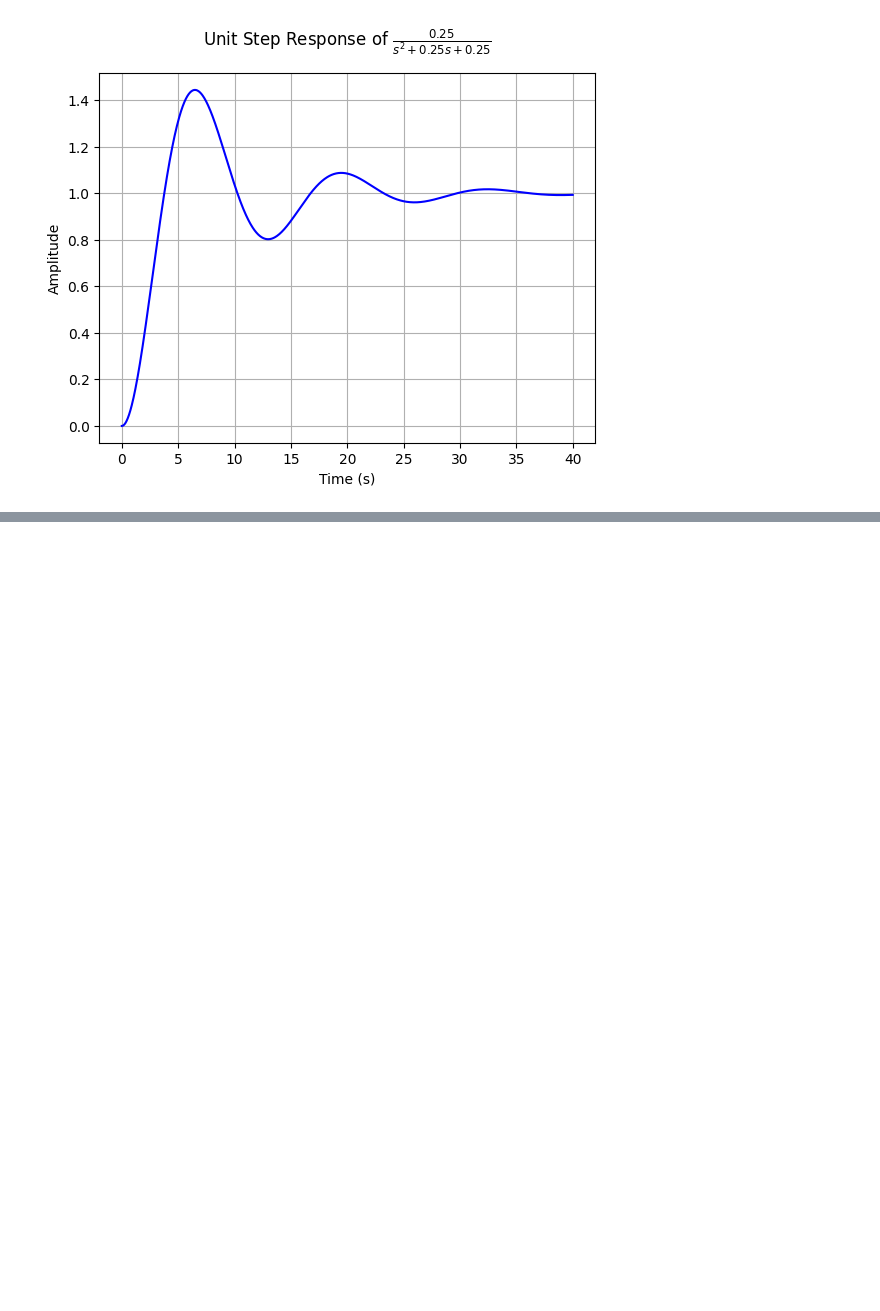
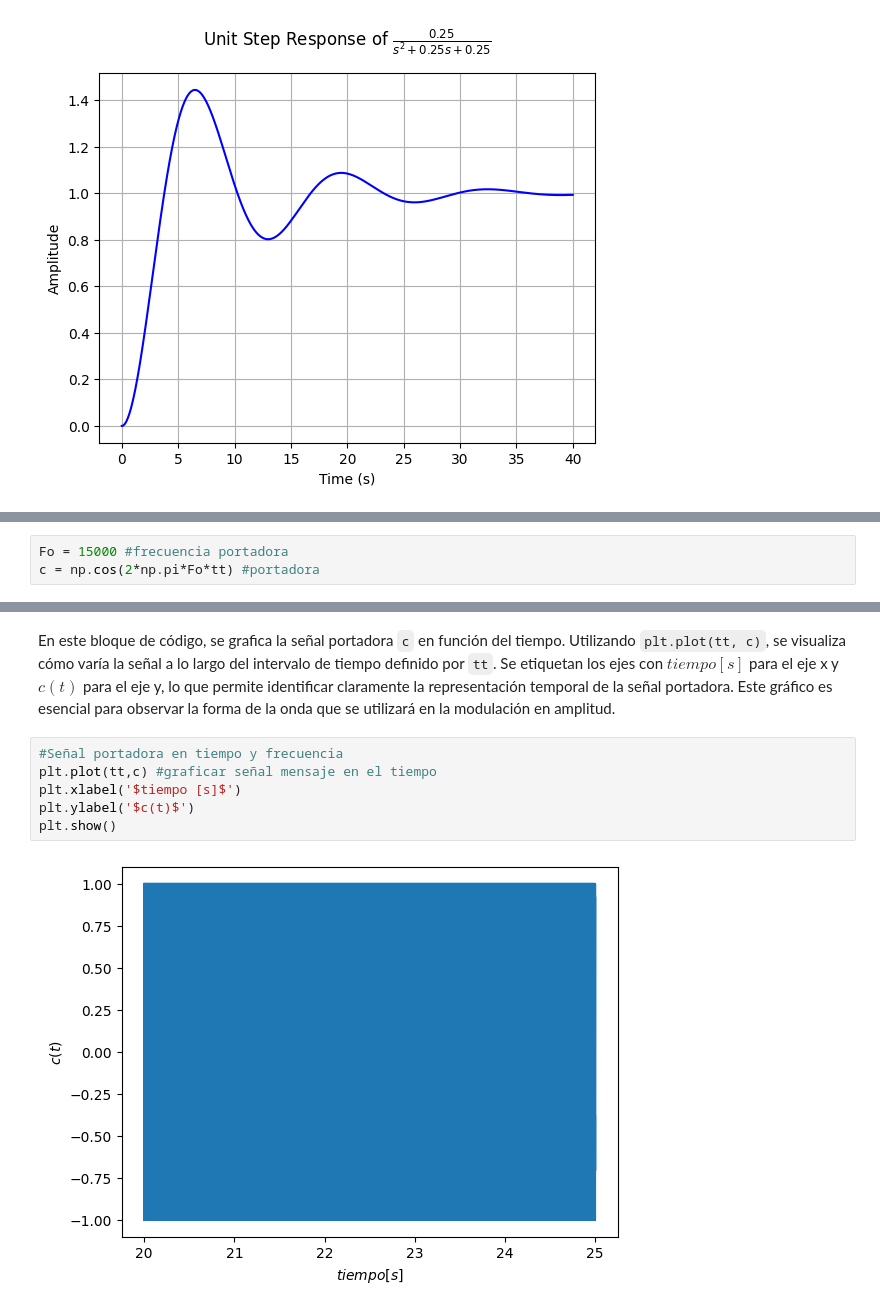
Before and after one commit to Cristian2820/Senales-y-sistemas, a Jupyter notebook: Parciales/Parcial 3/Parcial_3.ipynb, the cells around one changed output, grey strips where cells are left out. Drawn from its saved outputs; the diff is of its cells as text; blank space fills up the shorter version.

```diff
--- a/Parciales/Parcial 3/Parcial_3.ipynb
+++ b/Parciales/Parcial 3/Parcial_3.ipynb
@@ -137,0 +263,3 @@ step_response_plot(tf1,upper_limit=5/(xi.subs(mck)*wn.subs(mck)))
+# %%
+Fo = 15000 #frecuencia portadora
+c = np.cos(2*np.pi*Fo*tt) #portadora
@@ -137,0 +273,10 @@ step_response_plot(tf1,upper_limit=5/(xi.subs(mck)*wn.subs(mck)))
+# %% [markdown]
+En este bloque de código, se grafica la señal portadora `c` en función del tiempo. Utilizando `plt.plot(tt, c)`, se visualiza cómo varía la señal a lo largo del intervalo de tiempo definido por `tt`. Se etiquetan los ejes con $tiempo [s]$ para el eje x y $c(t)$ para el eje y, lo que permite identificar claramente la representación temporal de la señal portadora. Este gráfico es esencial para observar la forma de la onda que se utilizará en la modulación en amplitud.
+# %%
+#Señal portadora en tiempo y frecuencia
+plt.plot(tt,c) #graficar señal mensaje en el tiempo
+plt.xlabel('$tiempo [s]$')
+plt.ylabel('$c(t)$')
+plt.show()
+# %% [output]
+[figure, added]
```
Also changed, not shown: parts of 59 cells of this notebook.
